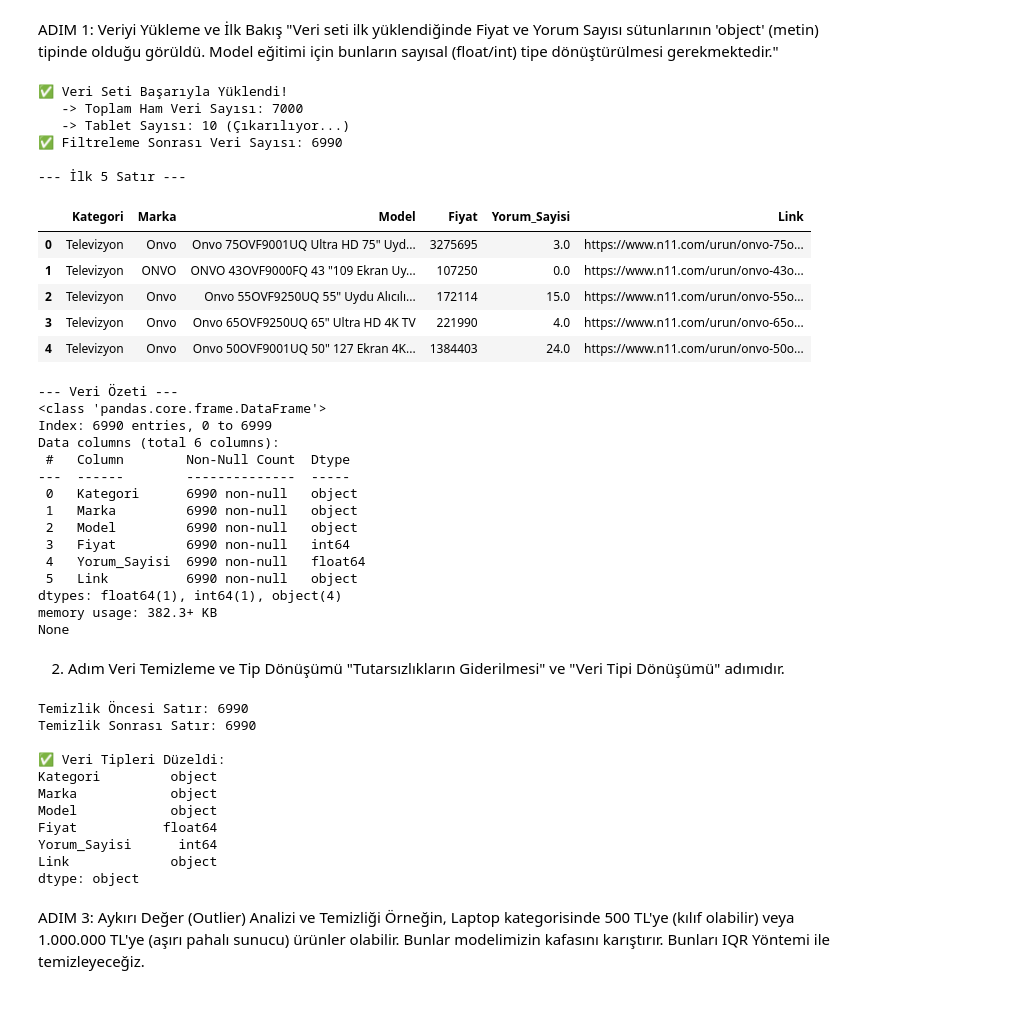
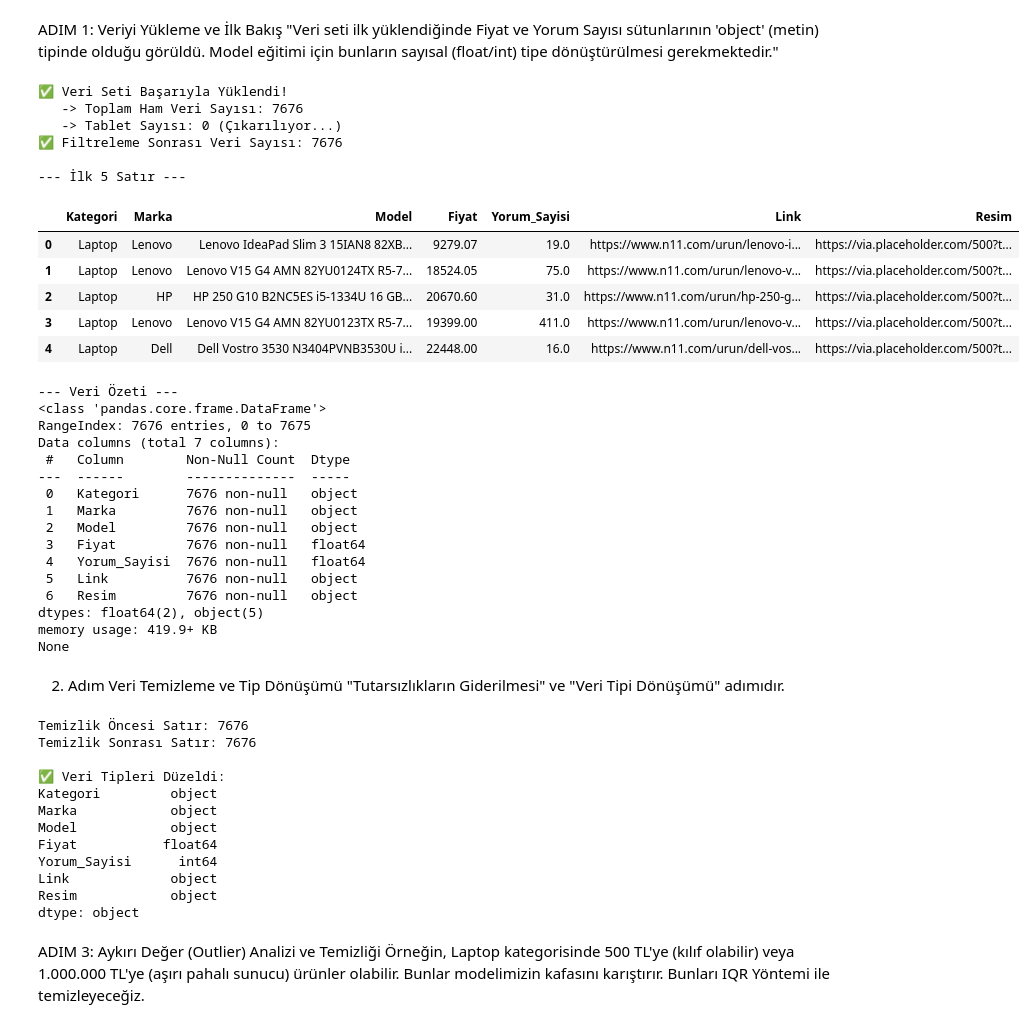
Before and after one commit to AI-Detection-Team/wisecart, a Jupyter notebook: AI_Engine/EDA_Analiz.ipynb, the cells around one changed output. Drawn from its saved outputs; the diff is of its cells as text; code cells hidden in the pictures.

```diff
--- a/AI_Engine/EDA_Analiz.ipynb
+++ b/AI_Engine/EDA_Analiz.ipynb
@@ -9,58 +9,59 @@ import matplotlib.pyplot as plt
 import seaborn as sns
 
 # Görselleştirme Ayarları
 sns.set_style("whitegrid")
 plt.rcParams['figure.figsize'] = (14, 7)
 
 # 1. Veriyi Yükle (BİRLEŞTİRİLMİŞ DOSYA)
 try:
-    df = pd.read_csv("tum_urunler_tam.csv")
+    df = pd.read_csv("tum_urunler_v3.csv")
     print(f"✅ Veri Seti Başarıyla Yüklendi!")
     print(f"   -> Toplam Ham Veri Sayısı: {len(df)}")
 except FileNotFoundError:
-    print("❌ Hata: 'tum_urunler_tam.csv' bulunamadı. Lütfen merge_data.py'yi çalıştırın.")
+    print("❌ Hata: 'tum_urunler_v3.csv' bulunamadı. Lütfen merge_data.py'yi çalıştırın.")
 
 # --- FİLTRELEME: Tablet Kategorisini Çıkar (Veri Azlığı Nedeniyle) ---
 if 'Kategori' in df.columns:
     tablet_sayisi = len(df[df['Kategori'] == 'Tablet'])
     print(f"   -> Tablet Sayısı: {tablet_sayisi} (Çıkarılıyor...)")
 
     df = df[df['Kategori'] != 'Tablet']
     print(f"✅ Filtreleme Sonrası Veri Sayısı: {len(df)}")
 
 # 2. Veriye İlk Bakış
 print("\n--- İlk 5 Satır ---")
 display(df.head())
 
 print("\n--- Veri Özeti ---")
 print(df.info())
 # %% [output]
 ✅ Veri Seti Başarıyla Yüklendi!
-   -> Toplam Ham Veri Sayısı: 7000
-   -> Tablet Sayısı: 10 (Çıkarılıyor...)
-✅ Filtreleme Sonrası Veri Sayısı: 6990
+   -> Toplam Ham Veri Sayısı: 7676
+   -> Tablet Sayısı: 0 (Çıkarılıyor...)
+✅ Filtreleme Sonrası Veri Sayısı: 7676
 
 --- İlk 5 Satır ---
-|  | Kategori | Marka | Model | Fiyat | Yorum_Sayisi | Link |
-| 0 | Televizyon | Onvo | Onvo 75OVF9001UQ Ultra HD 75" Uyd... | 3275695 | 3.0 | https://www.n11.com/urun/onvo-75o... |
-| 1 | Televizyon | ONVO | ONVO 43OVF9000FQ 43 "109 Ekran Uy... | 107250 | 0.0 | https://www.n11.com/urun/onvo-43o... |
-| 2 | Televizyon | Onvo | Onvo 55OVF9250UQ 55" Uydu Alıcılı... | 172114 | 15.0 | https://www.n11.com/urun/onvo-55o... |
-| 3 | Televizyon | Onvo | Onvo 65OVF9250UQ 65" Ultra HD 4K TV | 221990 | 4.0 | https://www.n11.com/urun/onvo-65o... |
-| 4 | Televizyon | Onvo | Onvo 50OVF9001UQ 50" 127 Ekran 4K... | 1384403 | 24.0 | https://www.n11.com/urun/onvo-50o... |
+|  | Kategori | Marka | Model | Fiyat | Yorum_Sayisi | Link | Resim |
+| 0 | Laptop | Lenovo | Lenovo IdeaPad Slim 3 15IAN8 82XB... | 9279.07 | 19.0 | https://www.n11.com/urun/lenovo-i... | https://via.placeholder.com/500?t... |
+| 1 | Laptop | Lenovo | Lenovo V15 G4 AMN 82YU0124TX R5-7... | 18524.05 | 75.0 | https://www.n11.com/urun/lenovo-v... | https://via.placeholder.com/500?t... |
+| 2 | Laptop | HP | HP 250 G10 B2NC5ES i5-1334U 16 GB... | 20670.60 | 31.0 | https://www.n11.com/urun/hp-250-g... | https://via.placeholder.com/500?t... |
+| 3 | Laptop | Lenovo | Lenovo V15 G4 AMN 82YU0123TX R5-7... | 19399.00 | 411.0 | https://www.n11.com/urun/lenovo-v... | https://via.placeholder.com/500?t... |
+| 4 | Laptop | Dell | Dell Vostro 3530 N3404PVNB3530U i... | 22448.00 | 16.0 | https://www.n11.com/urun/dell-vos... | https://via.placeholder.com/500?t... |
 --- Veri Özeti ---
 <class 'pandas.core.frame.DataFrame'>
-Index: 6990 entries, 0 to 6999
-Data columns (total 6 columns):
+RangeIndex: 7676 entries, 0 to 7675
+Data columns (total 7 columns):
  #   Column        Non-Null Count  Dtype
 ---  ------        --------------  -----
- 0   Kategori      6990 non-null   object
- 1   Marka         6990 non-null   object
- 2   Model         6990 non-null   object
- 3   Fiyat         6990 non-null   int64
- 4   Yorum_Sayisi  6990 non-null   float64
- 5   Link          6990 non-null   object
-dtypes: float64(1), int64(1), object(4)
-memory usage: 382.3+ KB
+ 0   Kategori      7676 non-null   object
+ 1   Marka         7676 non-null   object
+ 2   Model         7676 non-null   object
+ 3   Fiyat         7676 non-null   float64
+ 4   Yorum_Sayisi  7676 non-null   float64
+ 5   Link          7676 non-null   object
+ 6   Resim         7676 non-null   object
+dtypes: float64(2), object(5)
+memory usage: 419.9+ KB
 None
 # %% [markdown]
 2. Adım Veri Temizleme ve Tip Dönüşümü
@@ -109,8 +110,8 @@ print(f"Temizlik Sonrası Satır: {len(df)}")
 print("\n✅ Veri Tipleri Düzeldi:")
 print(df.dtypes)
 # %% [output]
-Temizlik Öncesi Satır: 6990
-Temizlik Sonrası Satır: 6990
+Temizlik Öncesi Satır: 7676
+Temizlik Sonrası Satır: 7676
 
 ✅ Veri Tipleri Düzeldi:
 Kategori         object
@@ -119,6 +120,7 @@ Model            object
 Fiyat           float64
 Yorum_Sayisi      int64
 Link             object
+Resim            object
 dtype: object
 # %% [markdown]
 ADIM 3: Aykırı Değer (Outlier) Analizi ve Temizliği
```
Also changed, not shown: parts of 2 cells of this notebook, 4 other files.
